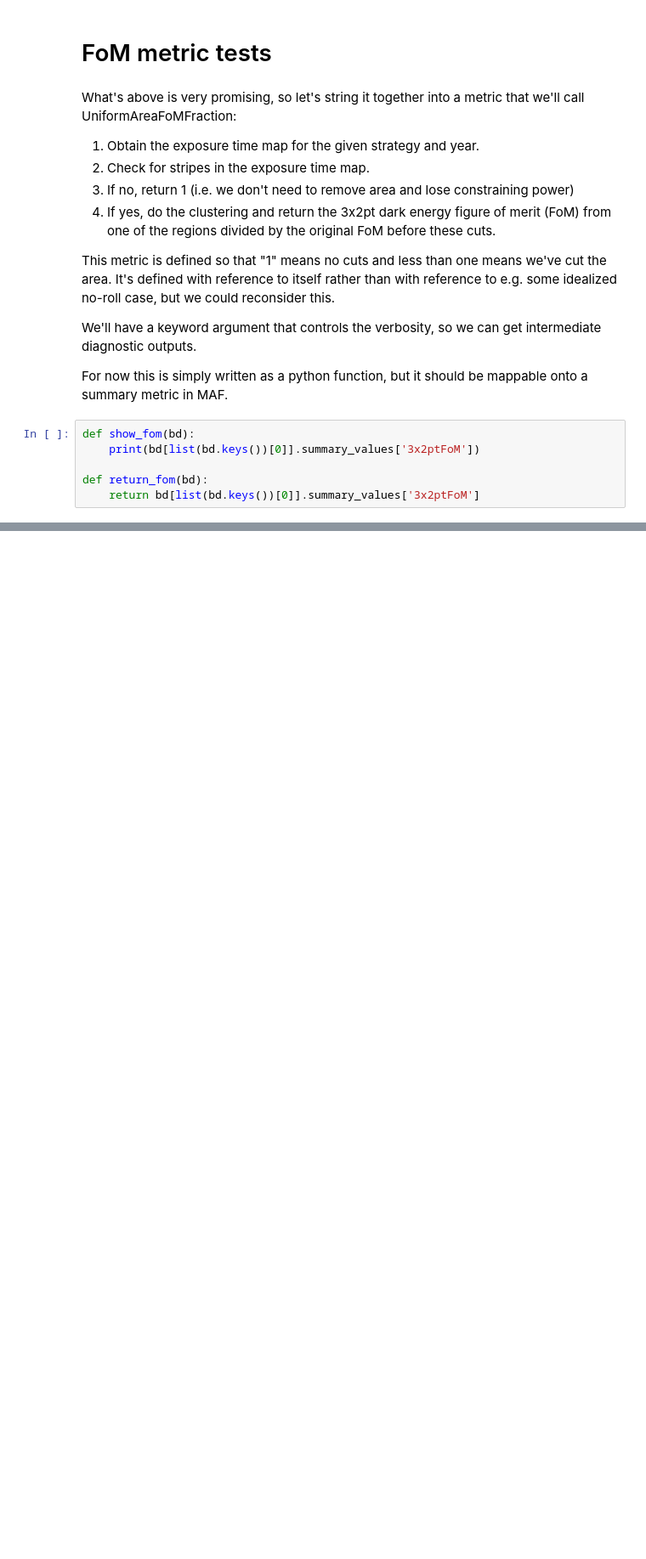
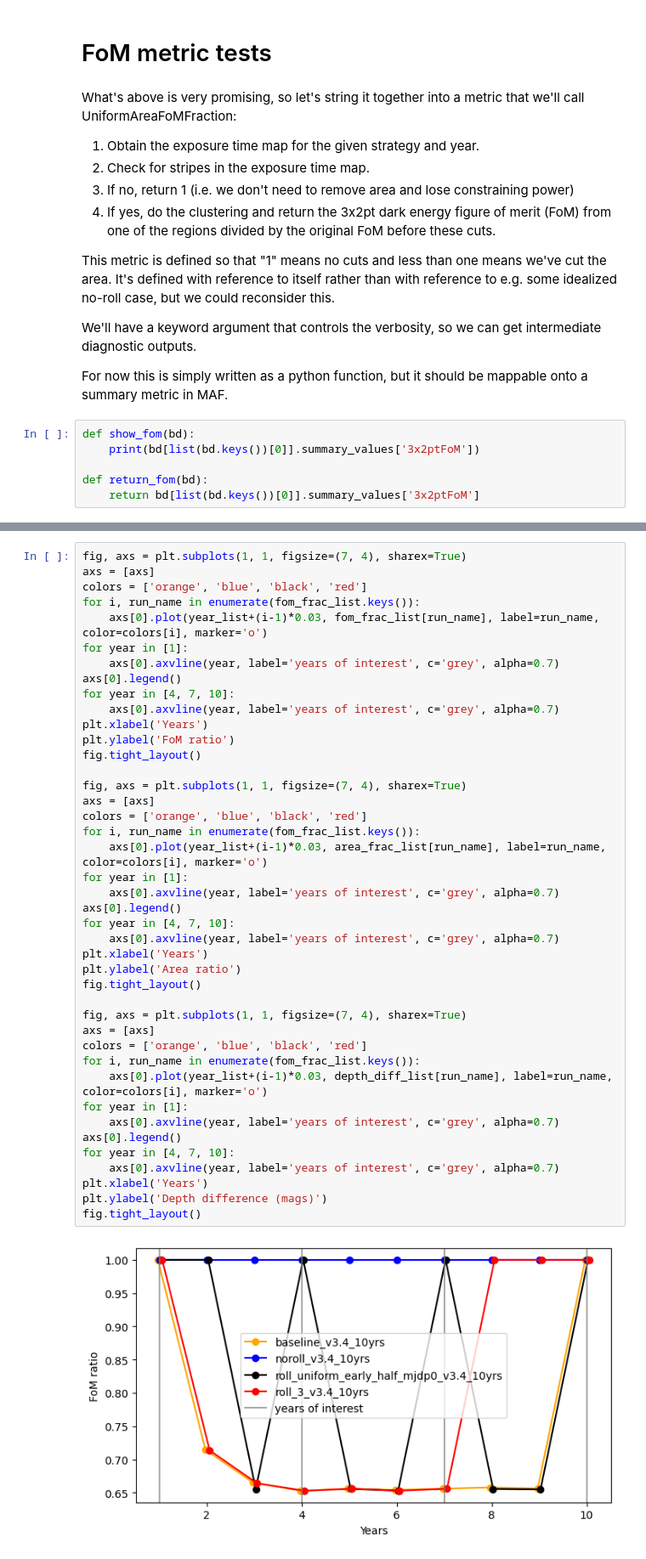
Before and after one commit to LSSTDESC/ObsStrat, a Jupyter notebook: code/meanz_uniformity/uniformareafom.ipynb, the cells around one changed output, grey strips where cells are left out. Shown: that part at 85% size. Drawn from its saved outputs; the diff is of its cells as text; blank space fills up the shorter version.

```diff
--- a/code/meanz_uniformity/uniformareafom.ipynb
+++ b/code/meanz_uniformity/uniformareafom.ipynb
@@ -259,0 +430,44 @@ Healpix slicer using NSIDE=64, approximate resolution 54.967783 arcminutes
+# %%
+fig, axs = plt.subplots(1, 1, figsize=(7, 4), sharex=True)
+axs = [axs]
+colors = ['orange', 'blue', 'black', 'red']
+for i, run_name in enumerate(fom_frac_list.keys()):
+    axs[0].plot(year_list+(i-1)*0.03, fom_frac_list[run_name], label=run_name, color=colors[i], marker='o')
+for year in [1]:
+    axs[0].axvline(year, label='years of interest', c='grey', alpha=0.7)
+axs[0].legend()
+for year in [4, 7, 10]:
+    axs[0].axvline(year, label='years of interest', c='grey', alpha=0.7)
+plt.xlabel('Years')
+plt.ylabel('FoM ratio')
+fig.tight_layout()
+
+fig, axs = plt.subplots(1, 1, figsize=(7, 4), sharex=True)
+axs = [axs]
+colors = ['orange', 'blue', 'black', 'red']
+for i, run_name in enumerate(fom_frac_list.keys()):
+    axs[0].plot(year_list+(i-1)*0.03, area_frac_list[run_name], label=run_name, color=colors[i], marker='o')
+for year in [1]:
+    axs[0].axvline(year, label='years of interest', c='grey', alpha=0.7)
+axs[0].legend()
+for year in [4, 7, 10]:
+    axs[0].axvline(year, label='years of interest', c='grey', alpha=0.7)
+plt.xlabel('Years')
+plt.ylabel('Area ratio')
+fig.tight_layout()
+
+fig, axs = plt.subplots(1, 1, figsize=(7, 4), sharex=True)
+axs = [axs]
+colors = ['orange', 'blue', 'black', 'red']
+for i, run_name in enumerate(fom_frac_list.keys()):
+    axs[0].plot(year_list+(i-1)*0.03, depth_diff_list[run_name], label=run_name, color=colors[i], marker='o')
+for year in [1]:
+    axs[0].axvline(year, label='years of interest', c='grey', alpha=0.7)
+axs[0].legend()
+for year in [4, 7, 10]:
+    axs[0].axvline(year, label='years of interest', c='grey', alpha=0.7)
+plt.xlabel('Years')
+plt.ylabel('Depth difference (mags)')
+fig.tight_layout()
+# %% [output]
+[figure, added]
```
Also changed, not shown: parts of 16 cells of this notebook, 1 other file.
